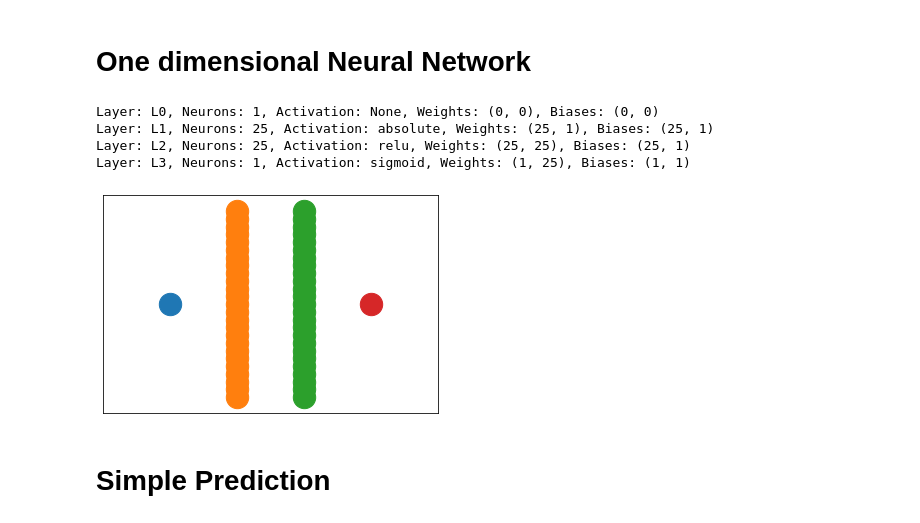
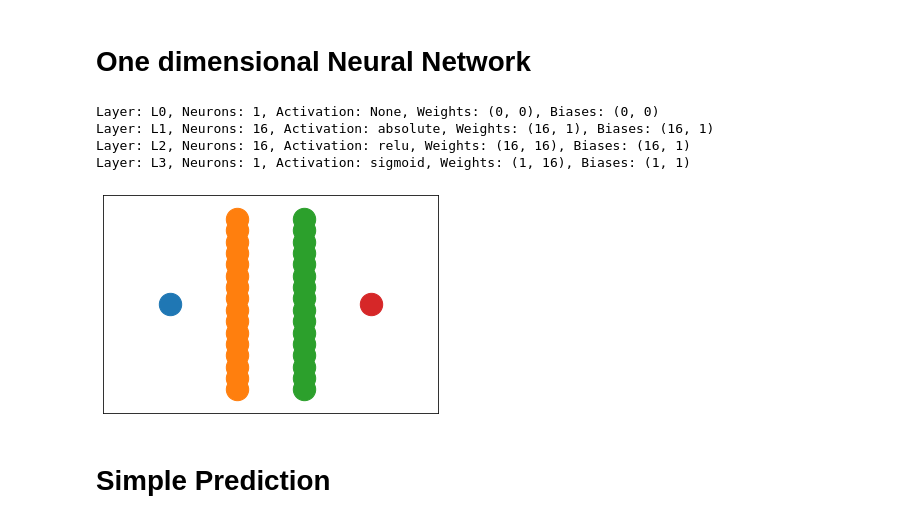
Before and after one commit to AleksandrGontcharov/neuralnetwork, a Jupyter notebook: neural_network_testing.ipynb, the cells around one changed output. Cells and saved outputs as stored; diff of their text form; code cells hidden in the pictures.

```diff
--- a/neural_network_testing.ipynb
+++ b/neural_network_testing.ipynb
@@ -6,16 +6,16 @@ from neuralnetwork import Network
 # %%
 # Example Network
 mynetwork = Network(1)
-mynetwork.add_layer(25, activation = 'absolute' )
-mynetwork.add_layer(25, activation = 'relu')
+mynetwork.add_layer(16, activation = 'absolute' )
+mynetwork.add_layer(16, activation = 'relu')
 mynetwork.add_layer(1, activation = 'sigmoid')
 mynetwork.summary()
 # %% [output]
 Layer: L0, Neurons: 1, Activation: None, Weights: (0, 0), Biases: (0, 0)
-Layer: L1, Neurons: 25, Activation: absolute, Weights: (25, 1), Biases: (25, 1)
-Layer: L2, Neurons: 25, Activation: relu, Weights: (25, 25), Biases: (25, 1)
-Layer: L3, Neurons: 1, Activation: sigmoid, Weights: (1, 25), Biases: (1, 1)
+Layer: L1, Neurons: 16, Activation: absolute, Weights: (16, 1), Biases: (16, 1)
+Layer: L2, Neurons: 16, Activation: relu, Weights: (16, 16), Biases: (16, 1)
+Layer: L3, Neurons: 1, Activation: sigmoid, Weights: (1, 16), Biases: (1, 1)
-[figure, old version]
+[figure, new version]
 # %% [markdown]
 # Simple Prediction
 # %% [markdown]
```
Also changed, not shown: parts of 22 cells of this notebook, 1 other file.
